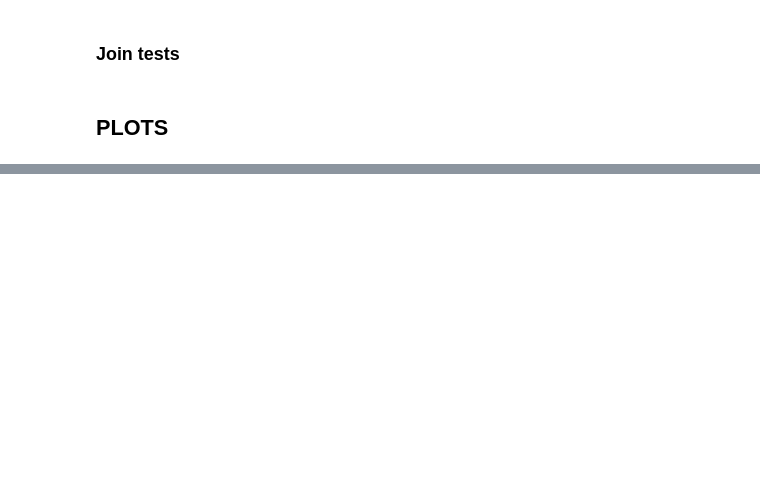
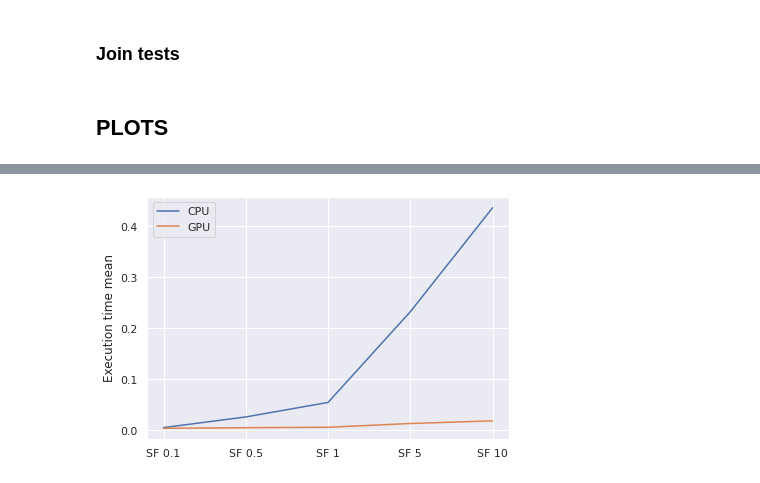
Before and after one commit to emanueledomingo/computer-science-thesis, a Jupyter notebook: notebooks/02_native.ipynb, the cells around one changed output, grey strips where cells are left out. Cells and saved outputs as stored; diff of their text form; code cells hidden in the pictures; blank space fills up the shorter version.

```diff
--- a/notebooks/02_native.ipynb
+++ b/notebooks/02_native.ipynb
@@ -3,8 +3,11 @@ import cudf
 import pandas as pd
 from time import time
 import matplotlib.pyplot as plt
+import seaborn as sns
+sns.set()
 from statistics import mean
 import numpy as np
+import json
 # %%
 results = {
     "cpu": {},
@@ -82,11 +67,11 @@ for scale_factor in scale_factors:
 
         results["gpu"][scale_factor]["io_opt"]["load_csv"] = end-start
 
-        start = time()
-        gpu_df.info()
-        end = time()
+#         start = time()
+#         gpu_df.info()
+#         end = time()
 
-        results["gpu"][scale_factor]["io_opt"]["info"] = end-start
+#         results["gpu"][scale_factor]["io_opt"]["info"] = end-start
 
         start = time()
         gpu_df.describe(include="O")
@@ -98,10 +83,10 @@ for scale_factor in scale_factors:
         gpu_df.groupby("Country").Price.sum()
         end = time()
 
-        results["gpu"][scale_factor]["queries"]["q1"] = end-start
+        results["gpu"][scale_factor]["queries"]["q3"] = end-start
 
         start = time()
         gpu_df.groupby("Invoice").Price.sum()
         end = time()
 
-        results["gpu"][scale_factor]["queries"]["q2"] = end-start
+        results["gpu"][scale_factor]["queries"]["q1"] = end-start
@@ -147,7 +113,7 @@ TypeError: cuDF does not support iteration of DataFrame via iterrows. Consider u
 # %%
 def plot(sf, cpu_io, gpu_io, cpu_queries, gpu_queries):
     # PLOT 1
-    labels = ['Load\ndataset', '.info()', '.describe()']
+    labels = ['Load\ndataset', '.describe()']
     # cpu_values = [i[1] for i in results["cpu"]["x1"]["io_opt"].items()]
     # gpu_values = [i[1] for i in results["gpu"]["x1"]["io_opt"].items()]
 
@@ -159,13 +125,13 @@ def plot(sf, cpu_io, gpu_io, cpu_queries, gpu_queries):
     ax1.bar(x + width/2, gpu_io, width, label='GPU')
 
     ax1.set_ylabel('seconds')
-    ax1.set_title('I/O operations by time')
+    ax1.set_title('I/O operations & Statistics')
     ax1.set_xticks(x)
     ax1.set_xticklabels(labels)
     ax1.legend()
 
     # PLOT 2
-    labels = ['Q1', 'Q2']
+    labels = ['Q1', 'Q3']
     # cpu_queries = [i[1] for i in results["cpu"]["x1"]["queries"].items()]
     # gpu_queries = [i[1] for i in results["gpu"]["x1"]["queries"].items()]
 
@@ -176,12 +142,17 @@ def plot(sf, cpu_io, gpu_io, cpu_queries, gpu_queries):
     ax2.bar(x - width/2, cpu_queries, width, label='CPU')
     ax2.bar(x + width/2, gpu_queries, width, label='GPU')
 
-    ax2.set_title('Queries by time')
+    ax2.set_title('Queries')
     ax2.set_xticks(x)
     ax2.set_xticklabels(labels)
     ax2.legend()
 
-    plt.suptitle("Test with SF="+sf)
+    title = "Test with SF="+sf
+    # plt.suptitle(title)
+
+    plt.tight_layout()
+
+    plt.savefig(f"../plots/{title}.png", dpi=100, bbox_inches='tight', pad_inches=0.1)
     plt.show()
 # %%
 for scale_factor in scale_factors:
@@ -196,17 +173,26 @@ for scale_factor in scale_factors:
 # %%
 cpu = []
 gpu = []
 
 for scale_factor in scale_factors:
     if scale_factor != "x20":
         cpu.append(mean([i[1] for i in results["cpu"][scale_factor]["queries"].items()]))
         gpu.append(mean([i[1] for i in results["gpu"][scale_factor]["queries"].items()]))
 
 activity = ["SF 0.1", "SF 0.5", "SF 1", "SF 5", "SF 10"]
 
 fig, ax = plt.subplots()
+ax.plot(activity, cpu, label="CPU")
 ax.plot(activity, gpu, label="GPU")
-ax.plot(activity, cpu, label="CPU")
+ax.set_ylabel('Execution time mean')
 ax.legend()
 
+
+# plt.title("Dataset Grow Comparison")
+plt.tight_layout()
+
+plt.savefig("../plots/Dataset Grow Comparison.png", dpi=100, bbox_inches='tight', pad_inches=0.1)
+
 plt.show()
+# %% [output]
+[figure, added]
```
Also changed, not shown: parts of 11 cells of this notebook, 8 other files.
